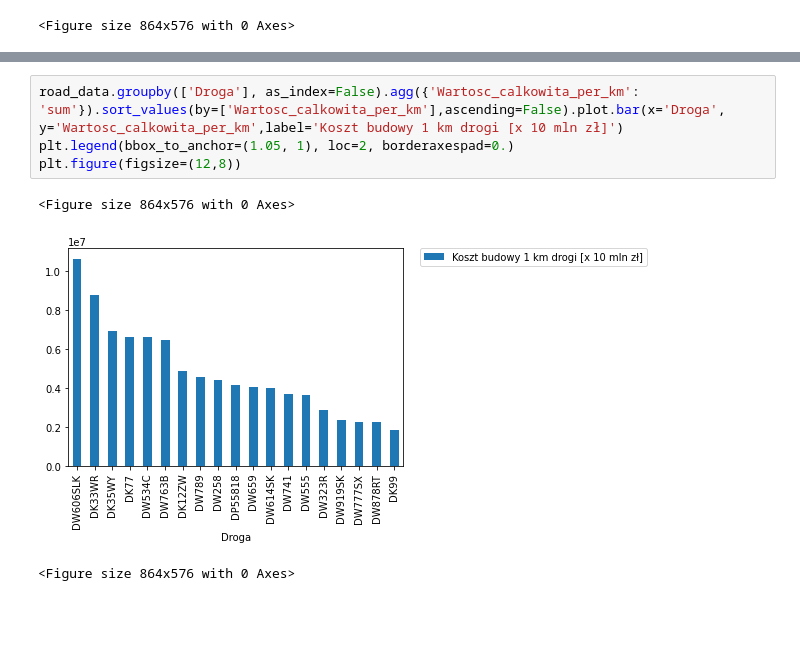
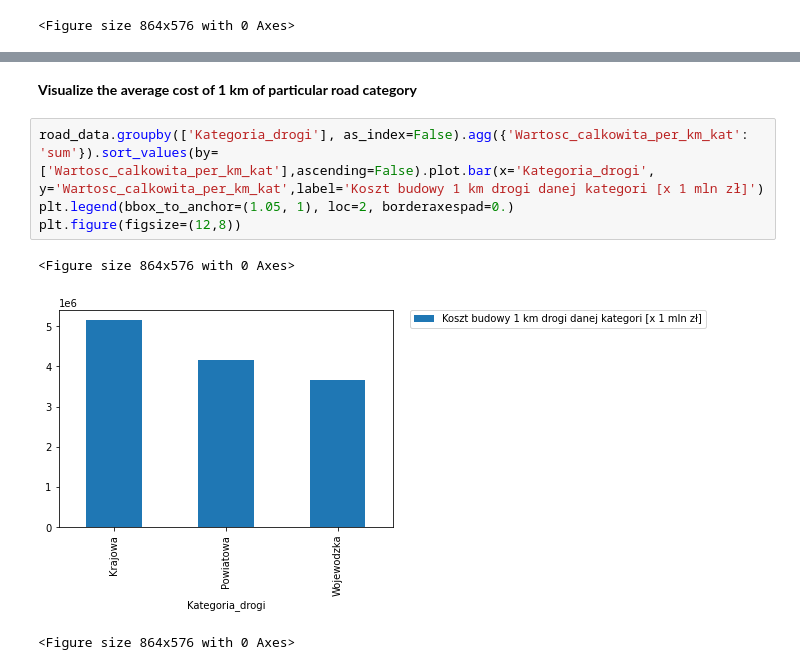
Before and after one commit to eughrat/Road_price_analize, a Jupyter notebook: Road_analysis_part_II.ipynb, the cells around one changed output, grey strips where cells are left out. Cells and saved outputs as stored; diff of their text form; blank space fills up the shorter version.

Commit message:
added refactored costs and quantities of road works

```diff
--- a/Road_analysis_part_II.ipynb
+++ b/Road_analysis_part_II.ipynb
@@ -104,9 +109,11 @@ plt.figure(figsize=(12,8))
 <Figure size 864x576 with 0 Axes>
+# %% [markdown]
+**Visualize the average cost of 1 km of particular road category**
 # %%
-road_data.groupby(['Droga'], as_index=False).agg({'Wartosc_calkowita_per_km': 'sum'}).sort_values(by=['Wartosc_calkowita_per_km'],ascending=False).plot.bar(x='Droga', y='Wartosc_calkowita_per_km',label='Koszt budowy 1 km drogi [x 10 mln zł]')
+road_data.groupby(['Kategoria_drogi'], as_index=False).agg({'Wartosc_calkowita_per_km_kat': 'sum'}).sort_values(by=['Wartosc_calkowita_per_km_kat'],ascending=False).plot.bar(x='Kategoria_drogi', y='Wartosc_calkowita_per_km_kat',label='Koszt budowy 1 km drogi danej kategori [x 1 mln zł]')
 plt.legend(bbox_to_anchor=(1.05, 1), loc=2, borderaxespad=0.)
 plt.figure(figsize=(12,8))
 # %% [output]
 <Figure size 864x576 with 0 Axes>
-[figure, old version]
+[figure, new version]
 <Figure size 864x576 with 0 Axes>
```
Also changed, not shown: parts of 14 cells of this notebook, 2 other files.
